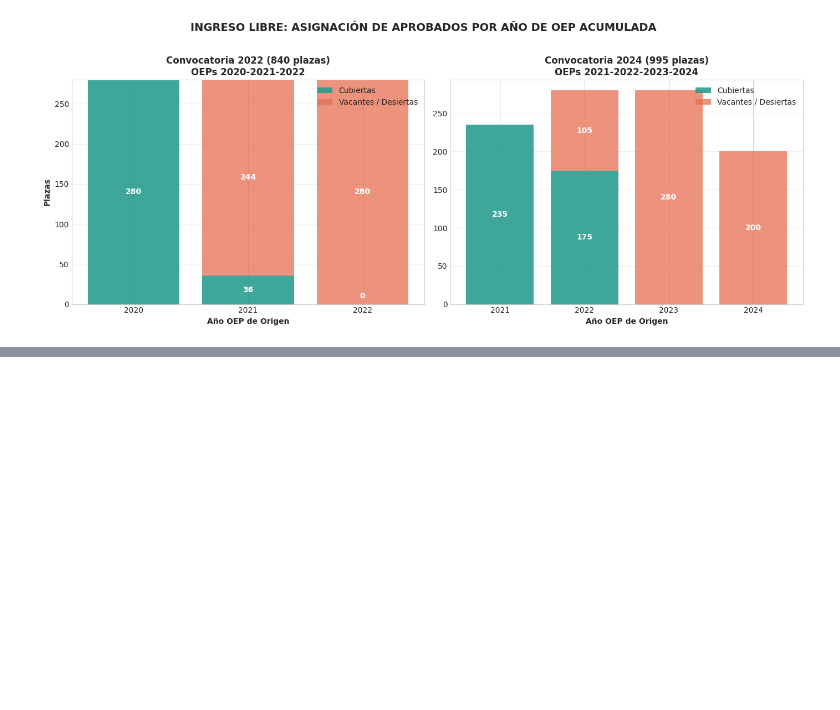
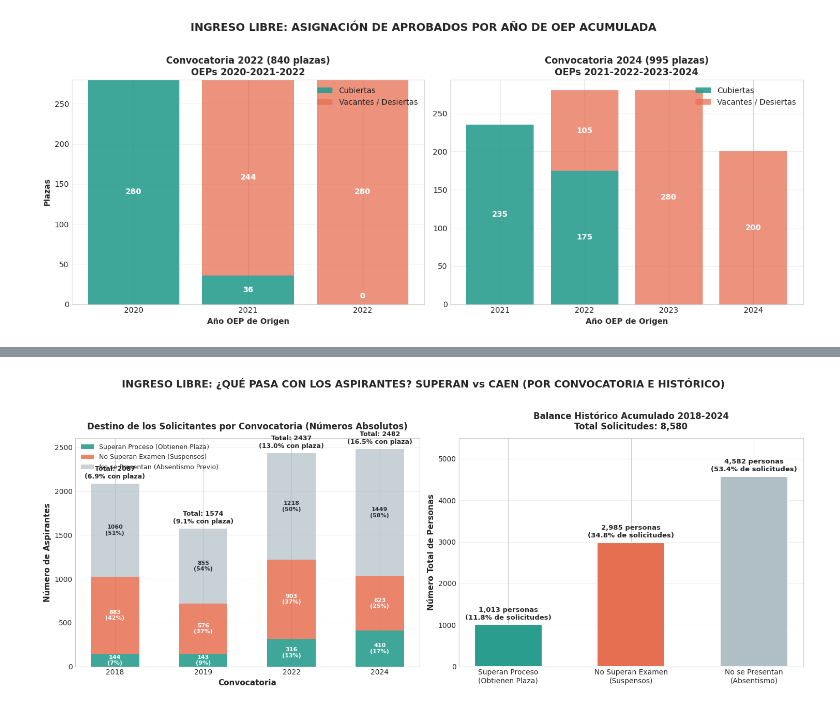
Before and after one commit to carmenales/analitica-datos-gsi, a Jupyter notebook: analisis_oposiciones_gsi_age.ipynb, the cells around one changed output, grey strips where cells are left out. Cells and saved outputs as stored; diff of their text form; code cells hidden in the pictures; blank space fills up the shorter version.

```diff
--- a/analisis_oposiciones_gsi_age.ipynb
+++ b/analisis_oposiciones_gsi_age.ipynb
@@ -362,0 +423,65 @@ plt.show()
+# %%
+fig, (ax1, ax2) = plt.subplots(1, 2, figsize=(15, 6))
+
+convs = df_libre['convocatoria'].astype(str).tolist()
+sol = df_libre['solicitudes_total'].values
+pres = df_libre['presentados_1ej_total'].values
+aprob = df_libre['superan_proceso_total'].values
+
+no_pres = sol - pres
+susp = pres - aprob
+
+pct_aprob = (aprob / sol * 100)
+pct_susp = (susp / sol * 100)
+pct_no_pres = (no_pres / sol * 100)
+
+w = 0.55
+b1 = ax1.bar(x, aprob, w, label='Superan Proceso (Obtienen Plaza)', color='#2A9D8F', alpha=0.9)
+b2 = ax1.bar(x, susp, w, bottom=aprob, label='No Superan Examen (Suspensos)', color='#E76F51', alpha=0.85)
+b3 = ax1.bar(x, no_pres, w, bottom=aprob + susp, label='No se Presentan (Absentismo Previo)', color='#B0BEC5', alpha=0.7)
+
+ax1.set_title('Destino de los Solicitantes por Convocatoria (Números Absolutos)', fontsize=12, fontweight='bold', pad=12)
+ax1.set_xlabel('Convocatoria', fontsize=11, fontweight='bold')
+ax1.set_ylabel('Número de Aspirantes', fontsize=11, fontweight='bold')
+ax1.set_xticks(x)
+ax1.set_xticklabels(convs, fontsize=10)
+ax1.legend(fontsize=9, loc='upper left')
+ax1.grid(True, alpha=0.3, axis='y')
+
+for i in range(len(convs)):
+    ax1.text(i, sol[i] + 40, f'Total: {sol[i]}\n({pct_aprob[i]:.1f}% con plaza)',
+             ha='center', va='bottom', fontsize=9, fontweight='bold')
+    if aprob[i] > 60:
+        ax1.text(i, aprob[i]/2, f'{aprob[i]}\n({pct_aprob[i]:.0f}%)', ha='center', va='center', color='white', fontweight='bold', fontsize=8)
+    if susp[i] > 100:
+        ax1.text(i, aprob[i] + susp[i]/2, f'{susp[i]}\n({pct_susp[i]:.0f}%)', ha='center', va='center', color='white', fontweight='bold', fontsize=8)
+    if no_pres[i] > 100:
+        ax1.text(i, aprob[i] + susp[i] + no_pres[i]/2, f'{no_pres[i]}\n({pct_no_pres[i]:.0f}%)', ha='center', va='center', color='#263238', fontweight='bold', fontsize=8)
+
+tot_sol = sol.sum()
+tot_p1 = pres.sum()
+tot_aprob = aprob.sum()
+tot_susp = susp.sum()
+tot_no_pres = no_pres.sum()
+
+categories = ['Superan Proceso\n(Obtienen Plaza)', 'No Superan Examen\n(Suspensos)', 'No se Presentan\n(Absentismo)']
+totals = [tot_aprob, tot_susp, tot_no_pres]
+tot_pcts = [tot_aprob/tot_sol*100, tot_susp/tot_sol*100, tot_no_pres/tot_sol*100]
+colors_bar = ['#2A9D8F', '#E76F51', '#B0BEC5']
+
+b_hist = ax2.bar(categories, totals, color=colors_bar, width=0.55, edgecolor='white', linewidth=1.5)
+ax2.set_title(f'Balance Histórico Acumulado 2018-2024\nTotal Solicitudes: {tot_sol:,}', fontsize=12, fontweight='bold', pad=12)
+ax2.set_ylabel('Número Total de Personas', fontsize=11, fontweight='bold')
+ax2.grid(True, alpha=0.3, axis='y')
+ax2.set_ylim(0, max(totals) * 1.2)
+
+for bar, pct in zip(b_hist, tot_pcts):
+    h = bar.get_height()
+    ax2.text(bar.get_x() + bar.get_width()/2., h + 80, f'{int(h):,} personas\n({pct:.1f}% de solicitudes)',
+             ha='center', va='bottom', fontsize=9.5, fontweight='bold')
+
+plt.suptitle('INGRESO LIBRE: ¿QUÉ PASA CON LOS ASPIRANTES? SUPERAN vs CAEN (POR CONVOCATORIA E HISTÓRICO)', fontsize=14, fontweight='bold', y=1.02)
+plt.tight_layout()
+plt.show()
+# %% [output]
+[figure, added]
```
Also changed, not shown: parts of 9 cells of this notebook.
